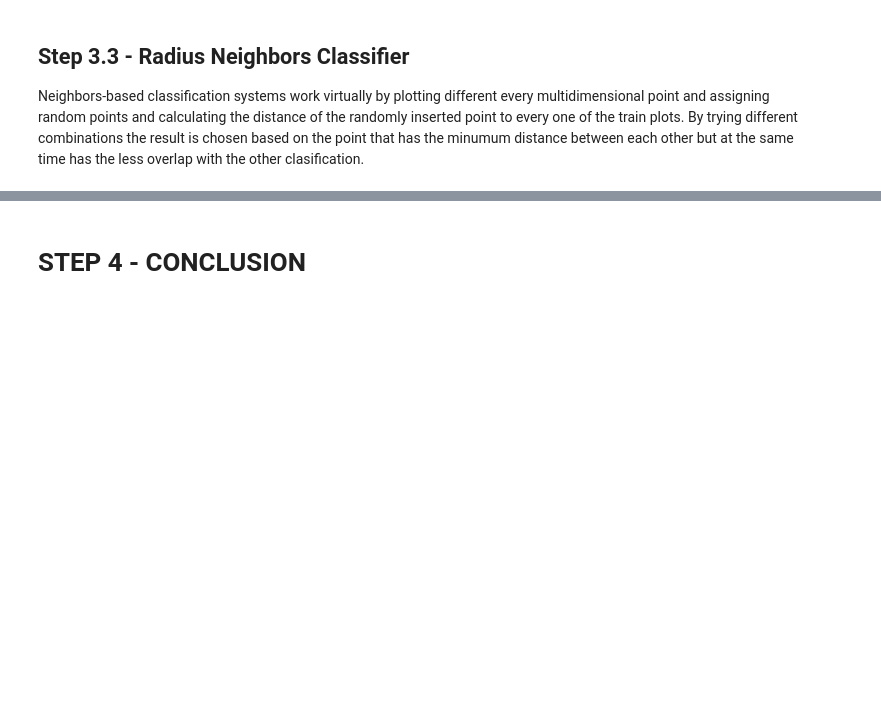
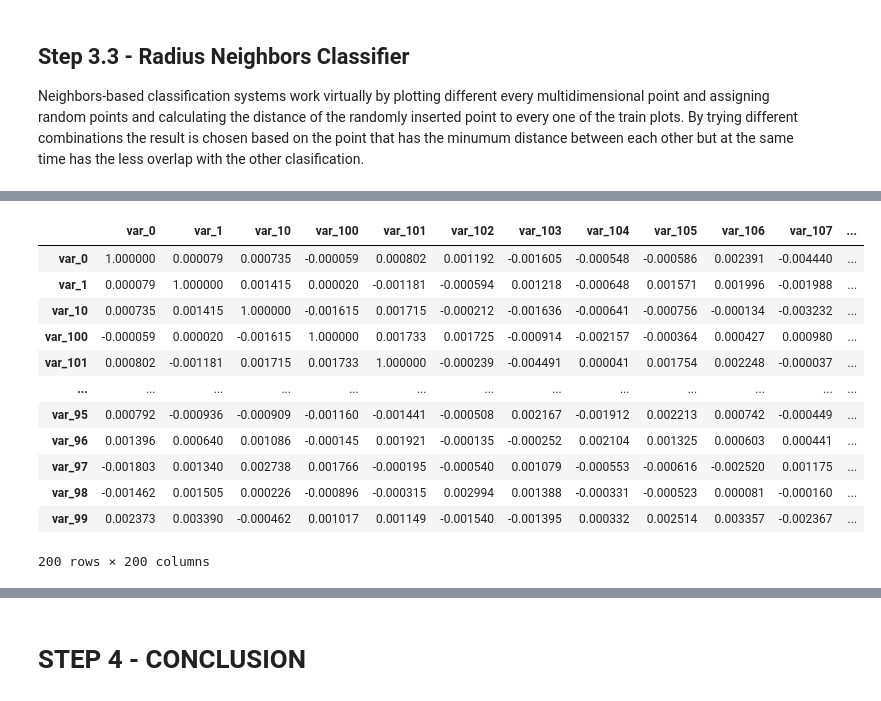
Before and after one commit to MaxFrancoJJ/finance_group_project, a Jupyter notebook: 20.01.19 - PA.ipynb, the cells around one changed output, grey strips where cells are left out. Saved outputs shown, nothing was run; the diff lists cells and outputs as text; code cells hidden in the pictures; blank space fills up the shorter version.

```diff
--- a/20.01.19 - PA.ipynb
+++ b/20.01.19 - PA.ipynb
@@ -250,0 +493,5 @@ print(classification_report(y_test, prediction_nnc))
+# %%
+play = train_og.round(decimals = 2)
+# %%
+play[play.columns.difference(['ID_code','target'])] = play[play.columns.difference(['ID_code','target'])].mul(100)
+play.head()
@@ -250,0 +505,3 @@ print(classification_report(y_test, prediction_nnc))
+# %%
+# duplicating the amount of 1 labeled data
+play = play.append(play[play['target'] == 1], ignore_index = True)
@@ -250,0 +536,19 @@ print(classification_report(y_test, prediction_nnc))
+# %%
+# int16 has a 5 char int precision, the hishest number data is only has 4 significant figures once rounded
+play[play.columns.difference(['ID_code','target'])] = play[play.columns.difference(['ID_code','target'])].astype('int16')
+# %%
+play.corr(method = 'kendall')
+# %% [output]
+|  | var_0 | var_1 | var_10 | var_100 | var_101 | var_102 | var_103 | var_104 | var_105 | var_106 | var_107 | ... |
+| var_0 | 1.000000 | 0.000079 | 0.000735 | -0.000059 | 0.000802 | 0.001192 | -0.001605 | -0.000548 | -0.000586 | 0.002391 | -0.004440 | ... |
+| var_1 | 0.000079 | 1.000000 | 0.001415 | 0.000020 | -0.001181 | -0.000594 | 0.001218 | -0.000648 | 0.001571 | 0.001996 | -0.001988 | ... |
+| var_10 | 0.000735 | 0.001415 | 1.000000 | -0.001615 | 0.001715 | -0.000212 | -0.001636 | -0.000641 | -0.000756 | -0.000134 | -0.003232 | ... |
+| var_100 | -0.000059 | 0.000020 | -0.001615 | 1.000000 | 0.001733 | 0.001725 | -0.000914 | -0.002157 | -0.000364 | 0.000427 | 0.000980 | ... |
+| var_101 | 0.000802 | -0.001181 | 0.001715 | 0.001733 | 1.000000 | -0.000239 | -0.004491 | 0.000041 | 0.001754 | 0.002248 | -0.000037 | ... |
+| ... | ... | ... | ... | ... | ... | ... | ... | ... | ... | ... | ... | ... |
+| var_95 | 0.000792 | -0.000936 | -0.000909 | -0.001160 | -0.001441 | -0.000508 | 0.002167 | -0.001912 | 0.002213 | 0.000742 | -0.000449 | ... |
+| var_96 | 0.001396 | 0.000640 | 0.001086 | -0.000145 | 0.001921 | -0.000135 | -0.000252 | 0.002104 | 0.001325 | 0.000603 | 0.000441 | ... |
+| var_97 | -0.001803 | 0.001340 | 0.002738 | 0.001766 | -0.000195 | -0.000540 | 0.001079 | -0.000553 | -0.000616 | -0.002520 | 0.001175 | ... |
+| var_98 | -0.001462 | 0.001505 | 0.000226 | -0.000896 | -0.000315 | 0.002994 | 0.001388 | -0.000331 | -0.000523 | 0.000081 | -0.000160 | ... |
+| var_99 | 0.002373 | 0.003390 | -0.000462 | 0.001017 | 0.001149 | -0.001540 | -0.001395 | 0.000332 | 0.002514 | 0.003357 | -0.002367 | ... |
+200 rows × 200 columns
```
Also changed, not shown: parts of 65 cells of this notebook.
